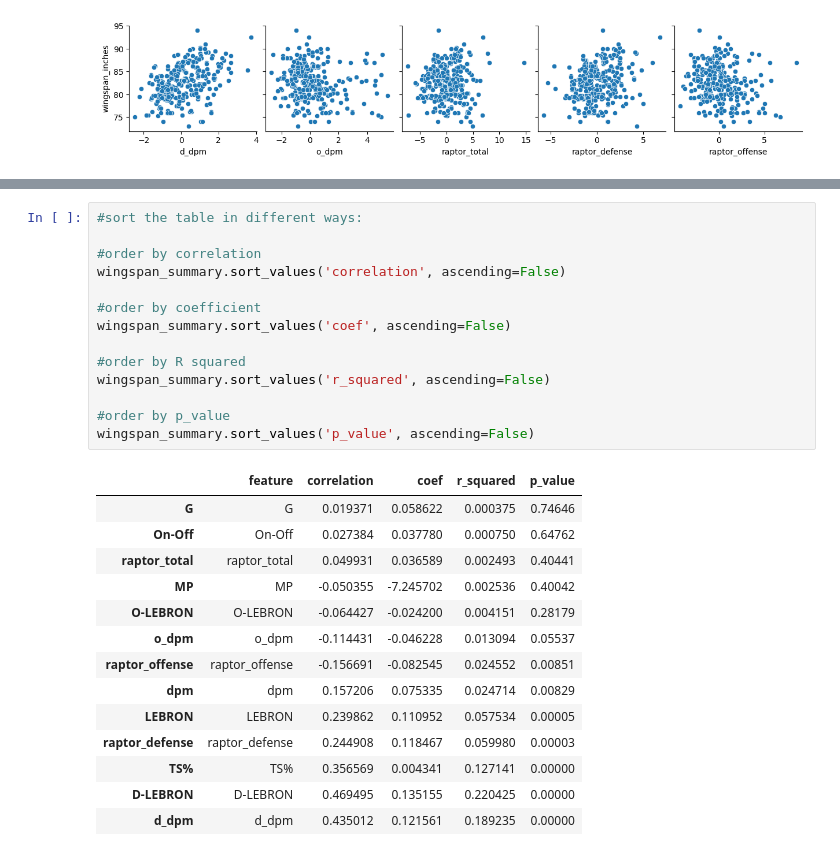
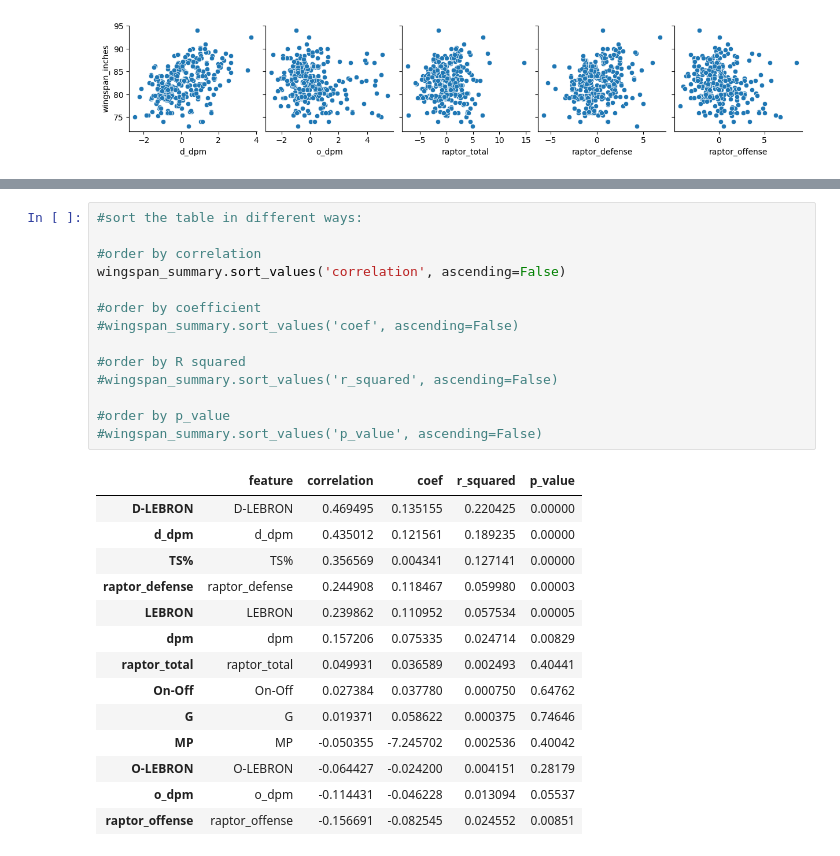
Before and after one commit to COGS108/Group135_WI26, a Jupyter notebook: analysis.ipynb, the cells around one changed output, grey strips where cells are left out. Saved outputs shown, nothing was run; the diff lists cells and outputs as text.

```diff
--- a/analysis.ipynb
+++ b/analysis.ipynb
@@ -276,29 +292,29 @@ strong multicollinearity or other numerical problems.
 # %%
 #sort the table in different ways:
 
 #order by correlation
 wingspan_summary.sort_values('correlation', ascending=False)
 
 #order by coefficient
-wingspan_summary.sort_values('coef', ascending=False)
+#wingspan_summary.sort_values('coef', ascending=False)
 
 #order by R squared
-wingspan_summary.sort_values('r_squared', ascending=False)
+#wingspan_summary.sort_values('r_squared', ascending=False)
 
 #order by p_value
-wingspan_summary.sort_values('p_value', ascending=False)
+#wingspan_summary.sort_values('p_value', ascending=False)
 # %% [output]
 |  | feature | correlation | coef | r_squared | p_value |
+| D-LEBRON | D-LEBRON | 0.469495 | 0.135155 | 0.220425 | 0.00000 |
+| d_dpm | d_dpm | 0.435012 | 0.121561 | 0.189235 | 0.00000 |
+| TS% | TS% | 0.356569 | 0.004341 | 0.127141 | 0.00000 |
+| raptor_defense | raptor_defense | 0.244908 | 0.118467 | 0.059980 | 0.00003 |
+| LEBRON | LEBRON | 0.239862 | 0.110952 | 0.057534 | 0.00005 |
+| dpm | dpm | 0.157206 | 0.075335 | 0.024714 | 0.00829 |
+| raptor_total | raptor_total | 0.049931 | 0.036589 | 0.002493 | 0.40441 |
+| On-Off | On-Off | 0.027384 | 0.037780 | 0.000750 | 0.64762 |
 | G | G | 0.019371 | 0.058622 | 0.000375 | 0.74646 |
-| On-Off | On-Off | 0.027384 | 0.037780 | 0.000750 | 0.64762 |
-| raptor_total | raptor_total | 0.049931 | 0.036589 | 0.002493 | 0.40441 |
 | MP | MP | -0.050355 | -7.245702 | 0.002536 | 0.40042 |
 | O-LEBRON | O-LEBRON | -0.064427 | -0.024200 | 0.004151 | 0.28179 |
 | o_dpm | o_dpm | -0.114431 | -0.046228 | 0.013094 | 0.05537 |
 | raptor_offense | raptor_offense | -0.156691 | -0.082545 | 0.024552 | 0.00851 |
-| dpm | dpm | 0.157206 | 0.075335 | 0.024714 | 0.00829 |
-| LEBRON | LEBRON | 0.239862 | 0.110952 | 0.057534 | 0.00005 |
-| raptor_defense | raptor_defense | 0.244908 | 0.118467 | 0.059980 | 0.00003 |
-| TS% | TS% | 0.356569 | 0.004341 | 0.127141 | 0.00000 |
-| D-LEBRON | D-LEBRON | 0.469495 | 0.135155 | 0.220425 | 0.00000 |
-| d_dpm | d_dpm | 0.435012 | 0.121561 | 0.189235 | 0.00000 |
```
Also changed, not shown: parts of 4 cells of this notebook, 1 other file.
